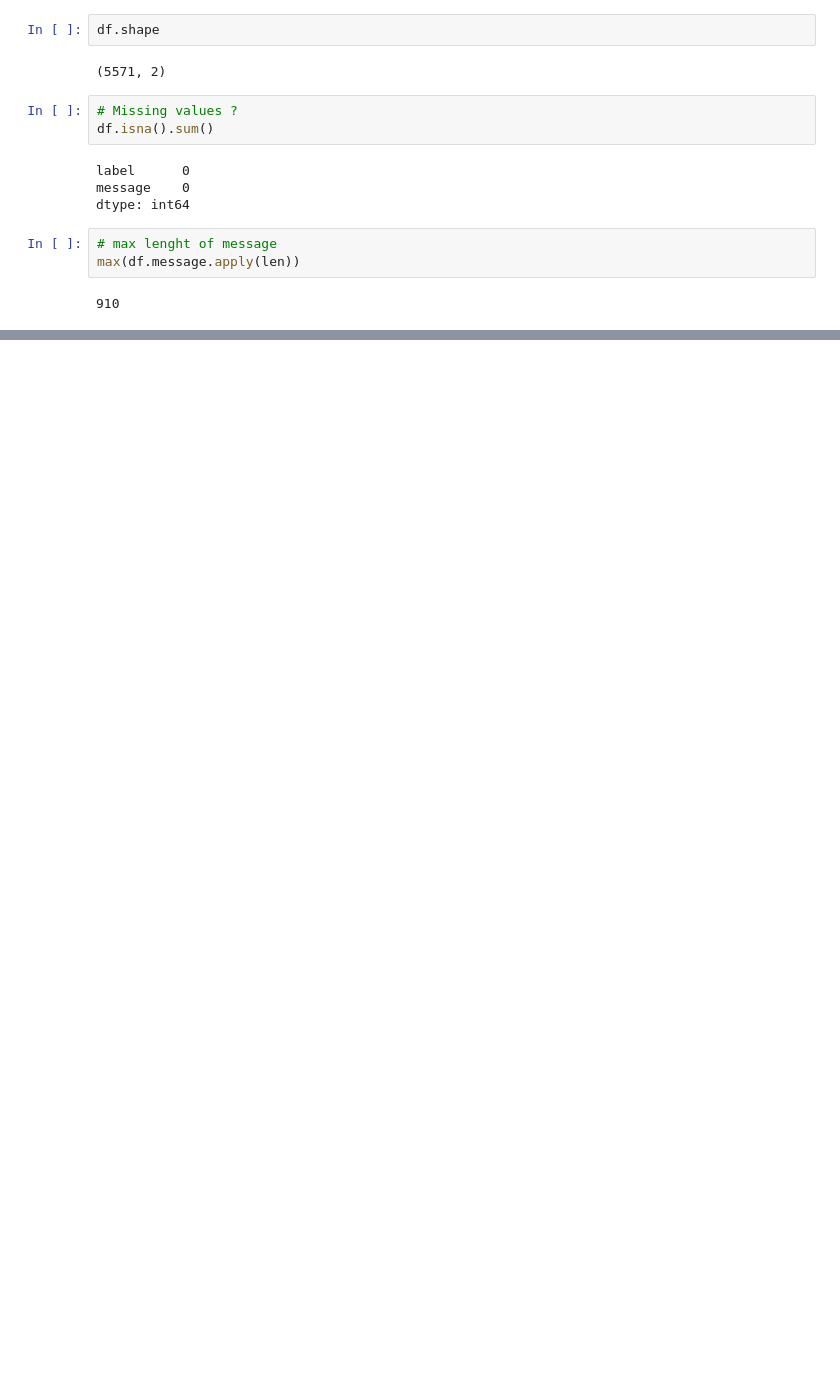
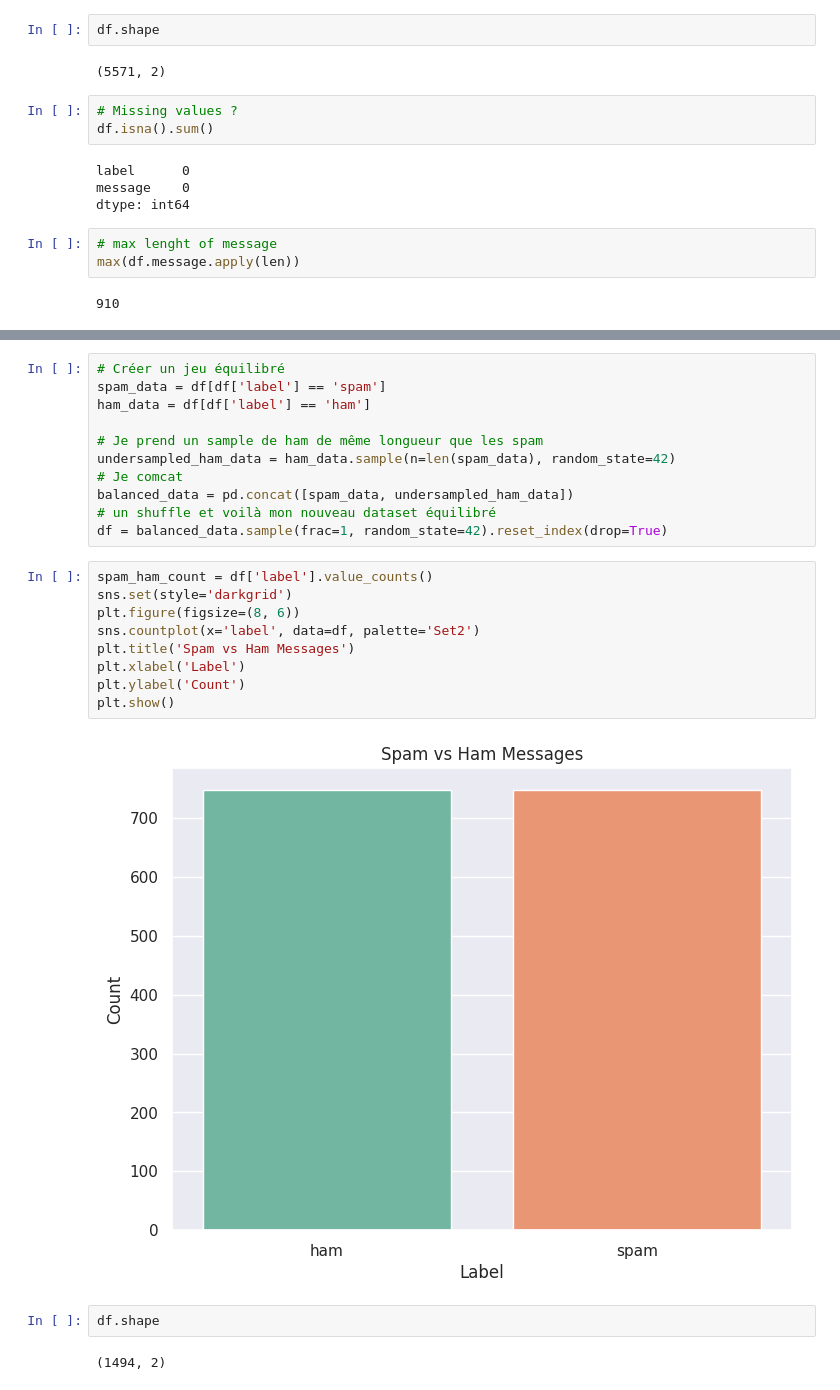
Before and after one commit to data-IA-2022/Challenge-ML, a Jupyter notebook: Dev_IA_Challenge_ML.ipynb, the cells around one changed output, grey strips where cells are left out. Drawn from its saved outputs; the diff is of its cells as text; blank space fills up the shorter version.

```diff
--- a/Dev_IA_Challenge_ML.ipynb
+++ b/Dev_IA_Challenge_ML.ipynb
@@ -63,0 +101,26 @@ max(df.message.apply(len))
+# %%
+# Créer un jeu équilibré
+spam_data = df[df['label'] == 'spam']
+ham_data = df[df['label'] == 'ham']
+
+# Je prend un sample de ham de même longueur que les spam
+undersampled_ham_data = ham_data.sample(n=len(spam_data), random_state=42)
+# Je comcat
+balanced_data = pd.concat([spam_data, undersampled_ham_data])
+# un shuffle et voilà mon nouveau dataset équilibré
+df = balanced_data.sample(frac=1, random_state=42).reset_index(drop=True)
+# %%
+spam_ham_count = df['label'].value_counts()
+sns.set(style='darkgrid')
+plt.figure(figsize=(8, 6))
+sns.countplot(x='label', data=df, palette='Set2')
+plt.title('Spam vs Ham Messages')
+plt.xlabel('Label')
+plt.ylabel('Count')
+plt.show()
+# %% [output]
+[figure, added]
+# %%
+df.shape
+# %% [output]
+(1494, 2)
```
Also changed, not shown: parts of 11 cells of this notebook.
